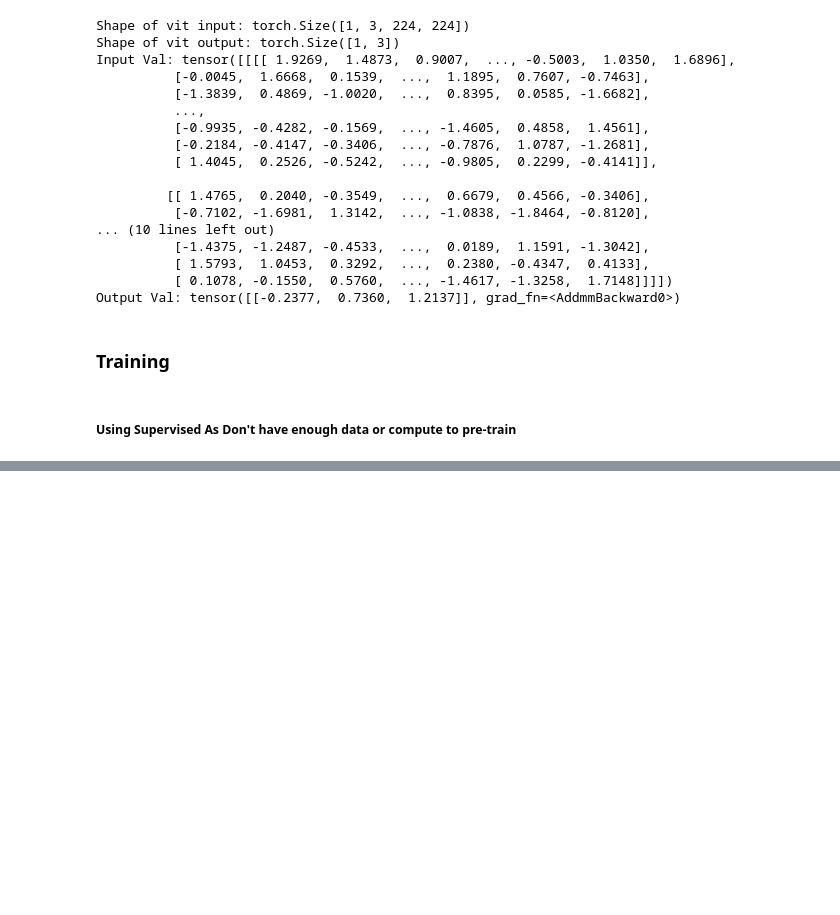
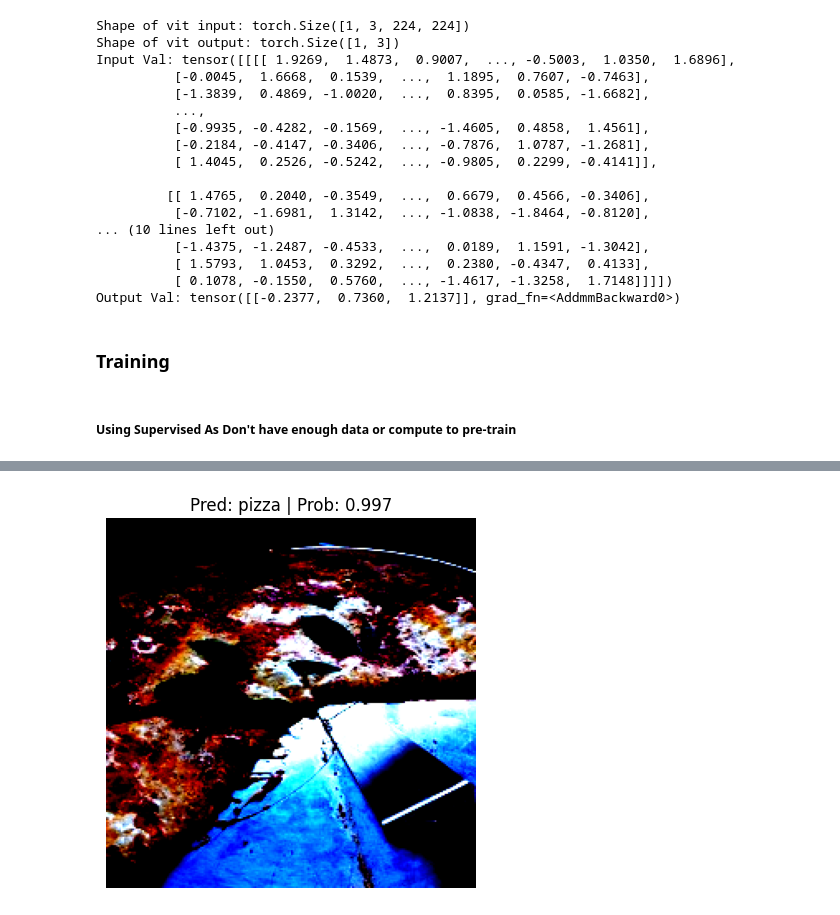
Before and after one commit to matthew-alexander-love/vit_paper_replication, a Jupyter notebook: vision_transformer.ipynb, the cells around one changed output, grey strips where cells are left out. Saved outputs shown, nothing was run; the diff lists cells and outputs as text; code cells hidden in the pictures; blank space fills up the shorter version.

```diff
--- a/vision_transformer.ipynb
+++ b/vision_transformer.ipynb
@@ -320,0 +381,11 @@ Epoch: 10 | train_loss: 1.1566 | train_acc: 0.4414 | test_loss: 1.1866 | test_ac
+# %%
+custom_image_paths = {"pizza": image_path/"test"/"pizza"/"194643.jpg",
+                      "steak": image_path/"test"/"steak"/"296375.jpg",
+                      "sushi": image_path/"test"/"sushi"/"46797.jpg"}
+# %%
+pred_and_plot_image(model=pretrained_vit,
+                    image_path=custom_image_paths["pizza"],
+                    class_names=class_names,
+                    transform=pretrained_vit_transforms,
+                    device=device)
+# %% [output]
@@ -320,0 +393 @@ Epoch: 10 | train_loss: 1.1566 | train_acc: 0.4414 | test_loss: 1.1866 | test_ac
+[figure, added]
```
Also changed, not shown: parts of 15 cells of this notebook, 5 other files.
